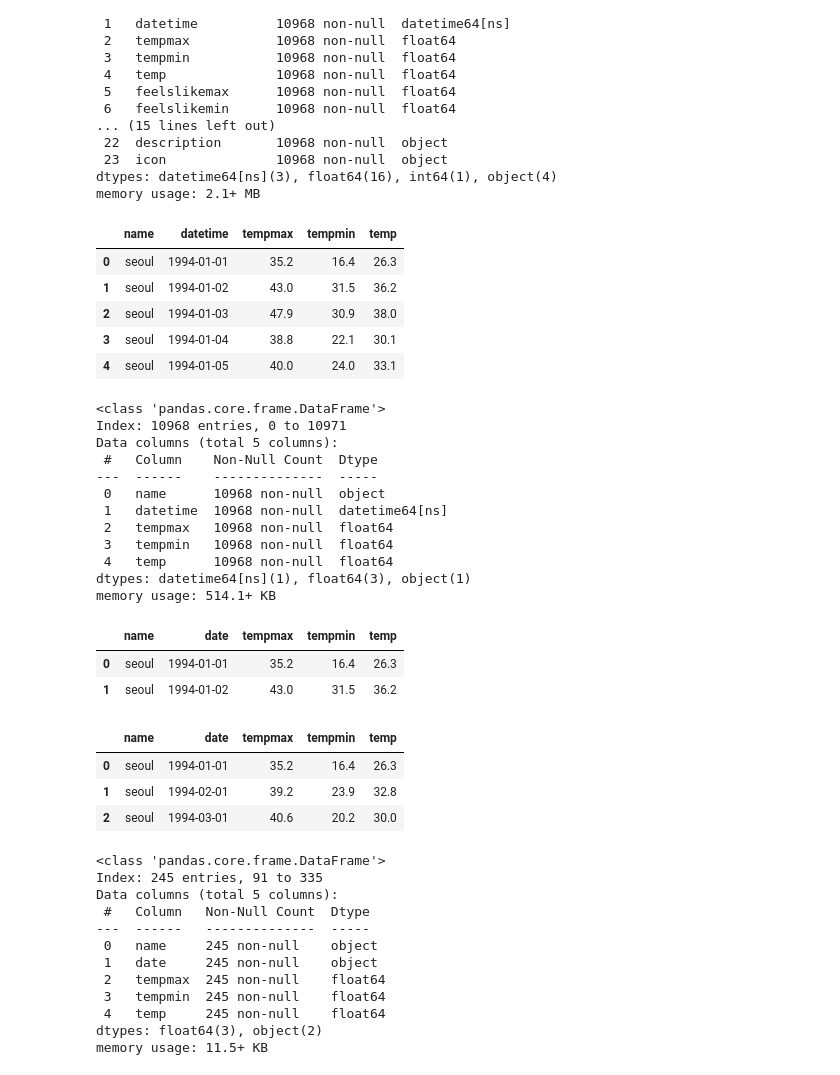
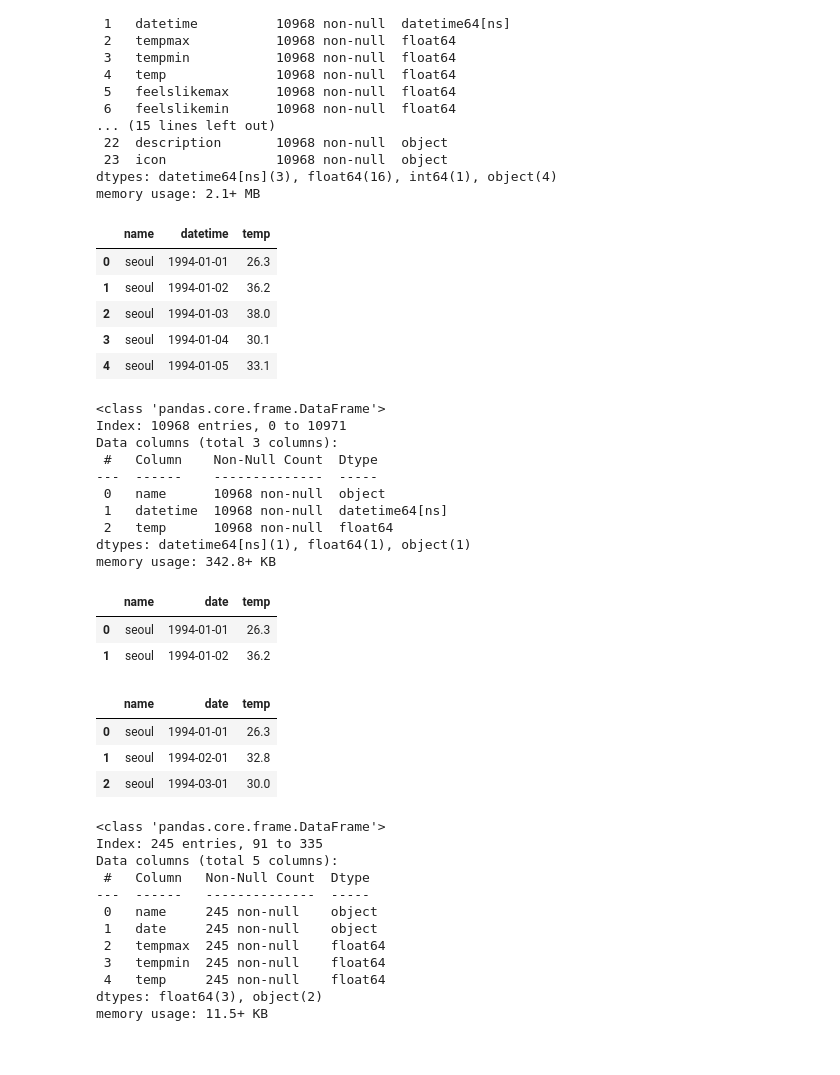
Before and after one commit to kamranalisays/DataAnalyst, a Jupyter notebook: data_wrangling_project_starter.ipynb, the cells around one changed output. Drawn from its saved outputs; the diff is of its cells as text; code cells hidden in the pictures.

```diff
--- a/data_wrangling_project_starter.ipynb
+++ b/data_wrangling_project_starter.ipynb
@@ -715,37 +715,35 @@ dtypes: datetime64[ns](3), float64(16), int64(1), object(4)
 memory usage: 2.1+ MB
 # %%
 #  filtering out columns so that we have only columns that we need in the weather data
-cleaning_df_wd = cleaning_df_wd[['name' , 'datetime' , 'tempmax' , 'tempmin' , 'temp']]
+cleaning_df_wd = cleaning_df_wd[['name' , 'datetime' , 'temp']]
 cleaning_df_wd.head(5)
 # %% [output]
-|  | name | datetime | tempmax | tempmin | temp |
-| 0 | seoul | 1994-01-01 | 35.2 | 16.4 | 26.3 |
-| 1 | seoul | 1994-01-02 | 43.0 | 31.5 | 36.2 |
-| 2 | seoul | 1994-01-03 | 47.9 | 30.9 | 38.0 |
-| 3 | seoul | 1994-01-04 | 38.8 | 22.1 | 30.1 |
-| 4 | seoul | 1994-01-05 | 40.0 | 24.0 | 33.1 |
+|  | name | datetime | temp |
+| 0 | seoul | 1994-01-01 | 26.3 |
+| 1 | seoul | 1994-01-02 | 36.2 |
+| 2 | seoul | 1994-01-03 | 38.0 |
+| 3 | seoul | 1994-01-04 | 30.1 |
+| 4 | seoul | 1994-01-05 | 33.1 |
 # %%
 cleaning_df_wd.info()
 # %% [output]
 <class 'pandas.core.frame.DataFrame'>
 Index: 10968 entries, 0 to 10971
-Data columns (total 5 columns):
+Data columns (total 3 columns):
  #   Column    Non-Null Count  Dtype
 ---  ------    --------------  -----
  0   name      10968 non-null  object
  1   datetime  10968 non-null  datetime64[ns]
- 2   tempmax   10968 non-null  float64
- 3   tempmin   10968 non-null  float64
- 4   temp      10968 non-null  float64
-dtypes: datetime64[ns](1), float64(3), object(1)
-memory usage: 514.1+ KB
+ 2   temp      10968 non-null  float64
+dtypes: datetime64[ns](1), float64(1), object(1)
+memory usage: 342.8+ KB
 # %%
 cleaning_df_wd =cleaning_df_wd.rename(columns={'datetime':'date'} )
 cleaning_df_wd.head(2)
 # %% [output]
-|  | name | date | tempmax | tempmin | temp |
-| 0 | seoul | 1994-01-01 | 35.2 | 16.4 | 26.3 |
-| 1 | seoul | 1994-01-02 | 43.0 | 31.5 | 36.2 |
+|  | name | date | temp |
+| 0 | seoul | 1994-01-01 | 26.3 |
+| 1 | seoul | 1994-01-02 | 36.2 |
 # %%
 # Sort by date just in case
 cleaning_df_wd = cleaning_df_wd.sort_values('date', ascending= True)
@@ -755,10 +753,10 @@ cleaning_df_wd = cleaning_df_wd.groupby(cleaning_df_wd['date'].dt.to_period('M')
 #
 cleaning_df_wd.head(3)
 # %% [output]
-|  | name | date | tempmax | tempmin | temp |
-| 0 | seoul | 1994-01-01 | 35.2 | 16.4 | 26.3 |
-| 1 | seoul | 1994-02-01 | 39.2 | 23.9 | 32.8 |
-| 2 | seoul | 1994-03-01 | 40.6 | 20.2 | 30.0 |
+|  | name | date | temp |
+| 0 | seoul | 1994-01-01 | 26.3 |
+| 1 | seoul | 1994-02-01 | 32.8 |
+| 2 | seoul | 1994-03-01 | 30.0 |
 # %%
 # We have Air pollution data from 2001-8-8 to 2021-12-31
 # Filtering the weather data
```
Also changed, not shown: parts of 7 cells of this notebook.
